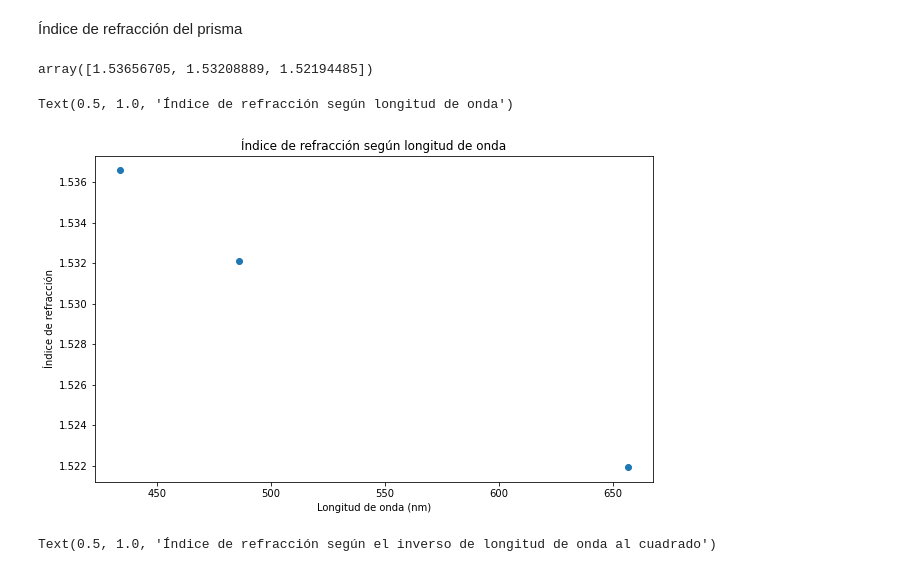
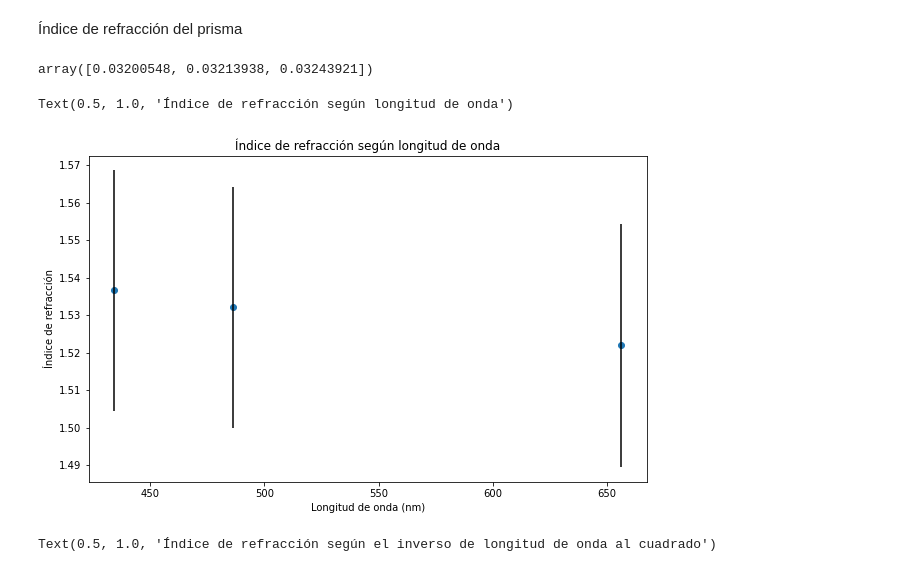
Before and after one commit to slaverdeg/Laboratorio-Moderna-GitHub, a Jupyter notebook: Espectros A/codigo_espectros_A.ipynb, the cells around one changed output. Saved outputs shown, nothing was run; the diff lists cells and outputs as text; code cells hidden in the pictures.

```diff
--- a/Espectros A/codigo_espectros_A.ipynb
+++ b/Espectros A/codigo_espectros_A.ipynb
@@ -99,6 +102,7 @@ Miu_B = 5.7883818066*1e-05 #eV/T
 # Datos
 # %%
 H_ = np.array([434.0472, 486.1298, 656.279])
+err_angulo = 0.05
 # %% [markdown]
 Prisma:
 # %%
@@ -120,19 +124,24 @@ S = 19.8*(np.pi/180)
 def indice_n (d):
     return (np.sin((a+d)/2))*2
 
+def err_n (d):
+    return (np.cos((a+d)/2))*err_angulo
+
 n = indice_n(P)
-n
+e_n = err_n(P)
+e_n
 # %% [output]
-array([1.53656705, 1.53208889, 1.52194485])
+array([0.03200548, 0.03213938, 0.03243921])
 # %%
 plt.figure(figsize=(10,6))
 plt.scatter(H_,n)
+plt.errorbar(H_,n, yerr= e_n, fmt='none', ecolor='black')
 plt.ylabel('Índice de refracción')
 plt.xlabel('Longitud de onda (nm)')
 plt.title('Índice de refracción según longitud de onda')
 # %% [output]
 Text(0.5, 1.0, 'Índice de refracción según longitud de onda')
-[figure, old version]
+[figure, new version]
 # %%
 inv_cuadrado = 1/(H_**2)
 plt.figure(figsize=(10,6))
```
Also changed, not shown: parts of 26 cells of this notebook.
